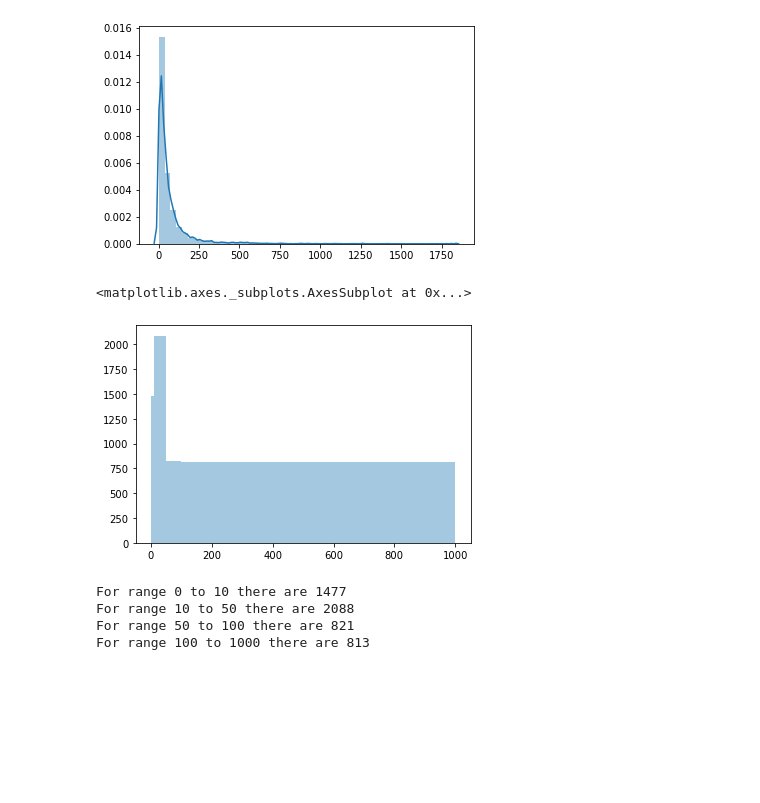
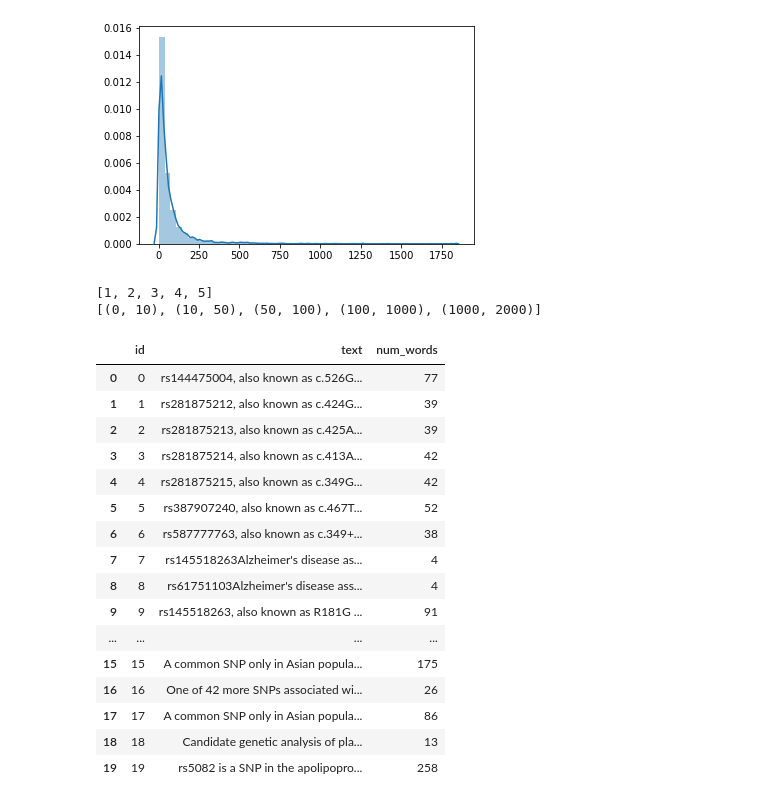
Before and after one commit to irbraun/snpedia-nlp, a Jupyter notebook: notebooks/stats.ipynb, the cells around one changed output. Cells and saved outputs as stored; diff of their text form; code cells hidden in the pictures; blank space fills up the shorter version.

```diff
--- a/notebooks/stats.ipynb
+++ b/notebooks/stats.ipynb
@@ -4,8 +5,8 @@ import seaborn as sn
 from nltk import word_tokenize
 # %%
 path = "../datasets/dataset_full.csv"
-df = pd.read_csv(path)
-df.head(20)
+original_df = pd.read_csv(path)
+original_df.head(20)
 # %% [output]
 |  | gene | snp | text |
 | 0 | CARD14 | Rs144475004 | rs144475004, also known as c.526G... |
@@ -40,20 +64,3 @@ sn.distplot(word_num_distribution)
 # %% [output]
 <matplotlib.axes._subplots.AxesSubplot at 0x...>
 [figure]
-# %%
-# Make a plot that shows exactly how many are in specific categories we could group with.
-bins = [0,10,50,100,1000]
-sn.distplot(word_num_distribution, bins=bins, norm_hist=False, kde=False)
-# %% [output]
-<matplotlib.axes._subplots.AxesSubplot at 0x...>
-[figure, removed]
-# %%
-# What is the number of texts that fall in n_0 <= x < n_1 for each bin?
-for lower,upper in zip(bins[0:len(bins)-1], bins[1:len(bins)]):
-    count = sum([(x>=lower and x<upper) for x in word_num_distribution])
-    print("For range {} to {} there are {}".format(lower,upper,count))
-# %% [output]
-For range 0 to 10 there are 1477
-For range 10 to 50 there are 2088
-For range 50 to 100 there are 821
-For range 100 to 1000 there are 813
@@ -59,0 +71,35 @@ For range 100 to 1000 there are 813
+# %%
+# Specify n bin edges here, and then from those a set of n-1 bins are defined and used throughout the notebook.
+# The lower edges will be inclusive and the upper edges will be exclusive.
+thresholds = [0, 10, 50, 100, 1000, 2000]
+
+bin_ids_list = list(range(1,len(thresholds)))
+bounds_list = [(lower,upper) for lower,upper in zip(thresholds[0:len(thresholds)-1], thresholds[1:len(thresholds)])]
+
+print(bin_ids_list)
+print(bounds_list)
+# %% [output]
+[1, 2, 3, 4, 5]
+[(0, 10), (10, 50), (50, 100), (100, 1000), (1000, 2000)]
+# %%
+# Add a column indicating the number of words in each text.
+df["num_words"] = df["text"].map(lambda x: len(word_tokenize(x)))
+df.head(20)
+# %% [output]
+|  | id | text | num_words |
+| 0 | 0 | rs144475004, also known as c.526G... | 77 |
+| 1 | 1 | rs281875212, also known as c.424G... | 39 |
+| 2 | 2 | rs281875213, also known as c.425A... | 39 |
+| 3 | 3 | rs281875214, also known as c.413A... | 42 |
+| 4 | 4 | rs281875215, also known as c.349G... | 42 |
+| 5 | 5 | rs387907240, also known as c.467T... | 52 |
+| 6 | 6 | rs587777763, also known as c.349+... | 38 |
+| 7 | 7 | rs145518263Alzheimer's disease as... | 4 |
+| 8 | 8 | rs61751103Alzheimer's disease ass... | 4 |
+| 9 | 9 | rs145518263, also known as R181G ... | 91 |
+| ... | ... | ... | ... |
+| 15 | 15 | A common SNP only in Asian popula... | 175 |
+| 16 | 16 | One of 42 more SNPs associated wi... | 26 |
+| 17 | 17 | A common SNP only in Asian popula... | 86 |
+| 18 | 18 | Candidate genetic analysis of pla... | 13 |
+| 19 | 19 | rs5082 is a SNP in the apolipopro... | 258 |
```
Also changed, not shown: parts of 13 cells of this notebook.
